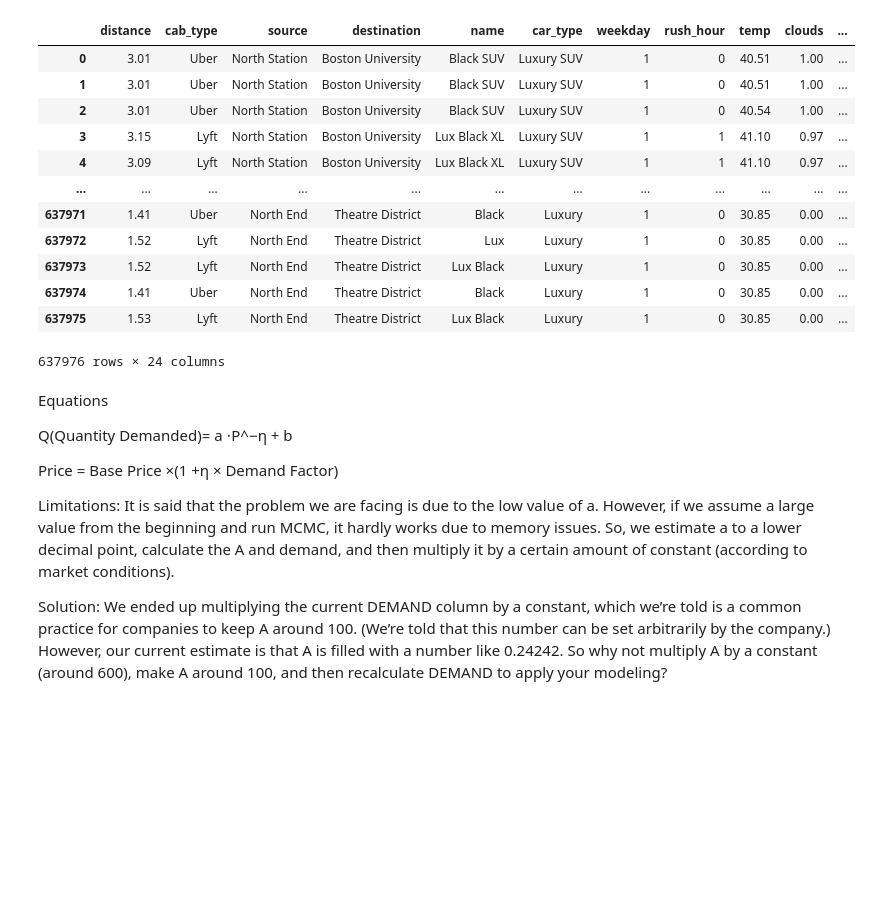
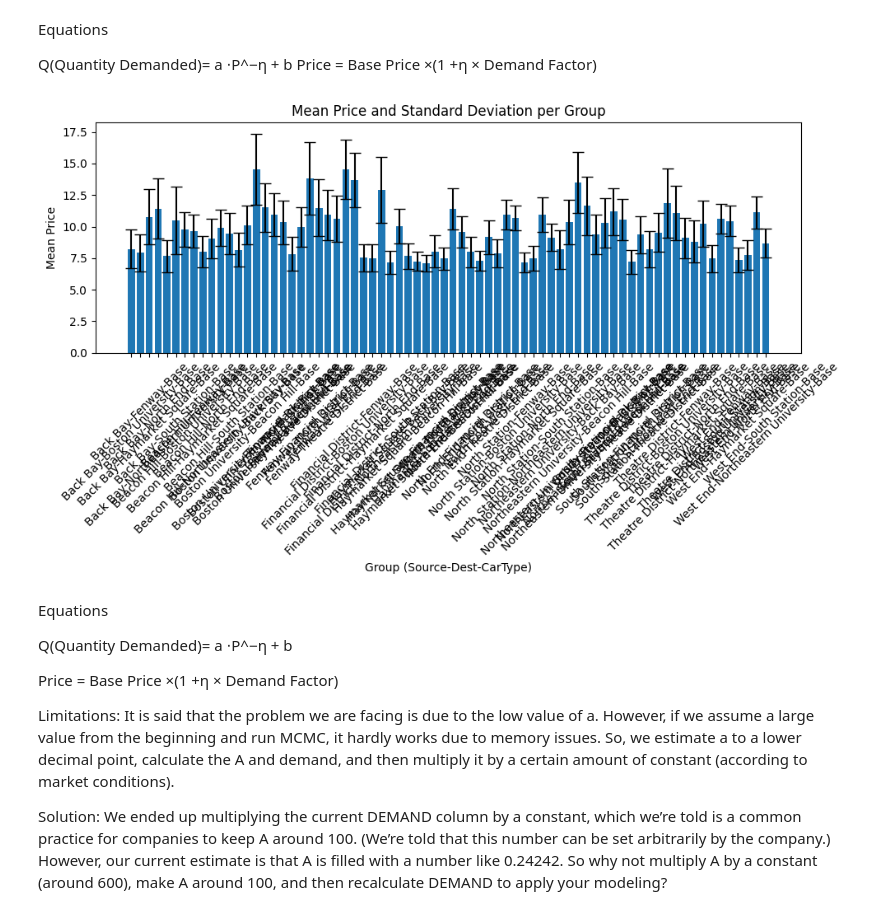
Before and after one commit to emekaamadi/Dynamic_Project, a Jupyter notebook: Modeling/demand_estimate_analysis_12.4.ipynb, the cells around one changed output. Drawn from its saved outputs; the diff is of its cells as text; code cells hidden in the pictures; blank space fills up the shorter version.

```diff
--- a/Modeling/demand_estimate_analysis_12.4.ipynb
+++ b/Modeling/demand_estimate_analysis_12.4.ipynb
@@ -42,21 +200,21 @@ df2
+# %% [markdown]
+Equations
+
+Q(Quantity Demanded)= a ⋅P^−η + b
+Price = Base Price ×(1 +η × Demand Factor)
+# %%
+plt.figure(figsize=(10, 6))  # Adjust the size as per your requirement
+plt.bar(base_df['group_key'], base_df['mean_price'], yerr=base_df['std_price'], capsize=5)
+plt.xlabel('Group (Source-Dest-CarType)')
+plt.ylabel('Mean Price')
+plt.title('Mean Price and Standard Deviation per Group')
+plt.xticks(rotation=45)  # Rotates the x-axis labels to avoid overlapping, adjust the angle as needed
+plt.tight_layout()  # Adjusts the plot to ensure everything fits without overlapping
+plt.show()
+# %% [output]
+[figure, added]
 # %%
 df['dynamic_price'] = df['base_price'] * (1 + df['estimated_eta'] * df['estimated_demand'])
-# %%
-df
-# %% [output]
-|  | distance | cab_type | source | destination | name | car_type | weekday | rush_hour | temp | clouds | ... |
-| 0 | 3.01 | Uber | North Station | Boston University | Black SUV | Luxury SUV | 1 | 0 | 40.51 | 1.00 | ... |
-| 1 | 3.01 | Uber | North Station | Boston University | Black SUV | Luxury SUV | 1 | 0 | 40.51 | 1.00 | ... |
-| 2 | 3.01 | Uber | North Station | Boston University | Black SUV | Luxury SUV | 1 | 0 | 40.54 | 1.00 | ... |
-| 3 | 3.15 | Lyft | North Station | Boston University | Lux Black XL | Luxury SUV | 1 | 1 | 41.10 | 0.97 | ... |
-| 4 | 3.09 | Lyft | North Station | Boston University | Lux Black XL | Luxury SUV | 1 | 1 | 41.10 | 0.97 | ... |
-| ... | ... | ... | ... | ... | ... | ... | ... | ... | ... | ... | ... |
-| 637971 | 1.41 | Uber | North End | Theatre District | Black | Luxury | 1 | 0 | 30.85 | 0.00 | ... |
-| 637972 | 1.52 | Lyft | North End | Theatre District | Lux | Luxury | 1 | 0 | 30.85 | 0.00 | ... |
-| 637973 | 1.52 | Lyft | North End | Theatre District | Lux Black | Luxury | 1 | 0 | 30.85 | 0.00 | ... |
-| 637974 | 1.41 | Uber | North End | Theatre District | Black | Luxury | 1 | 0 | 30.85 | 0.00 | ... |
-| 637975 | 1.53 | Lyft | North End | Theatre District | Lux Black | Luxury | 1 | 0 | 30.85 | 0.00 | ... |
-637976 rows × 24 columns
 # %% [markdown]
 Equations
 
```
Also changed, not shown: parts of 22 cells of this notebook, 12 other files.
